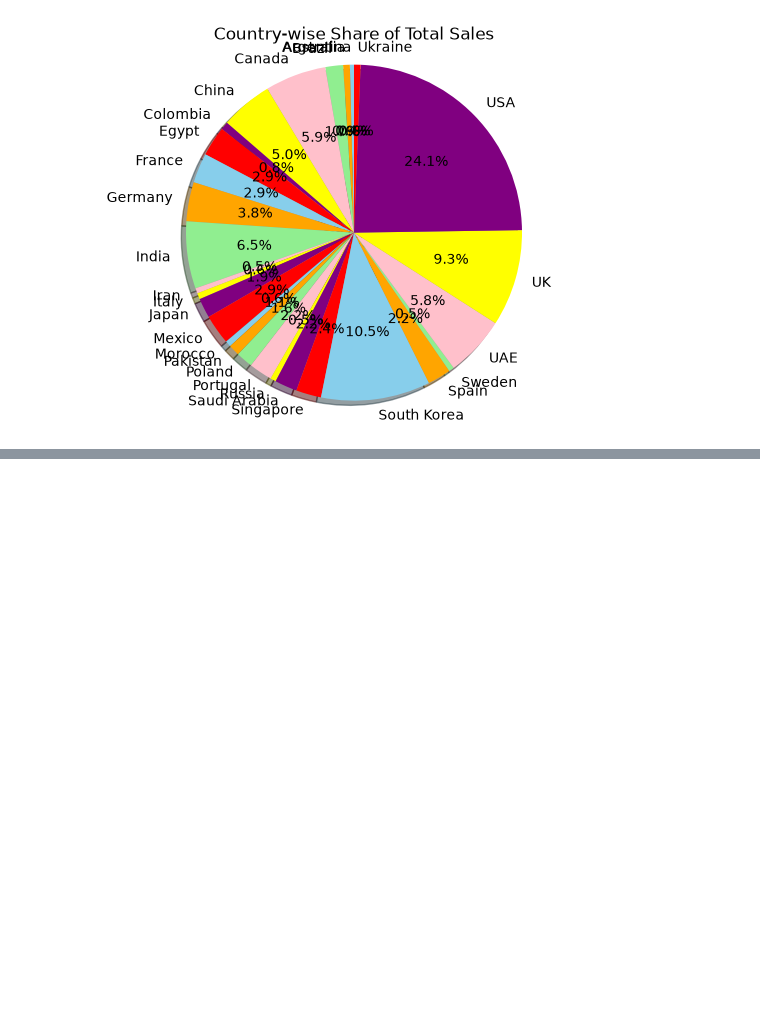
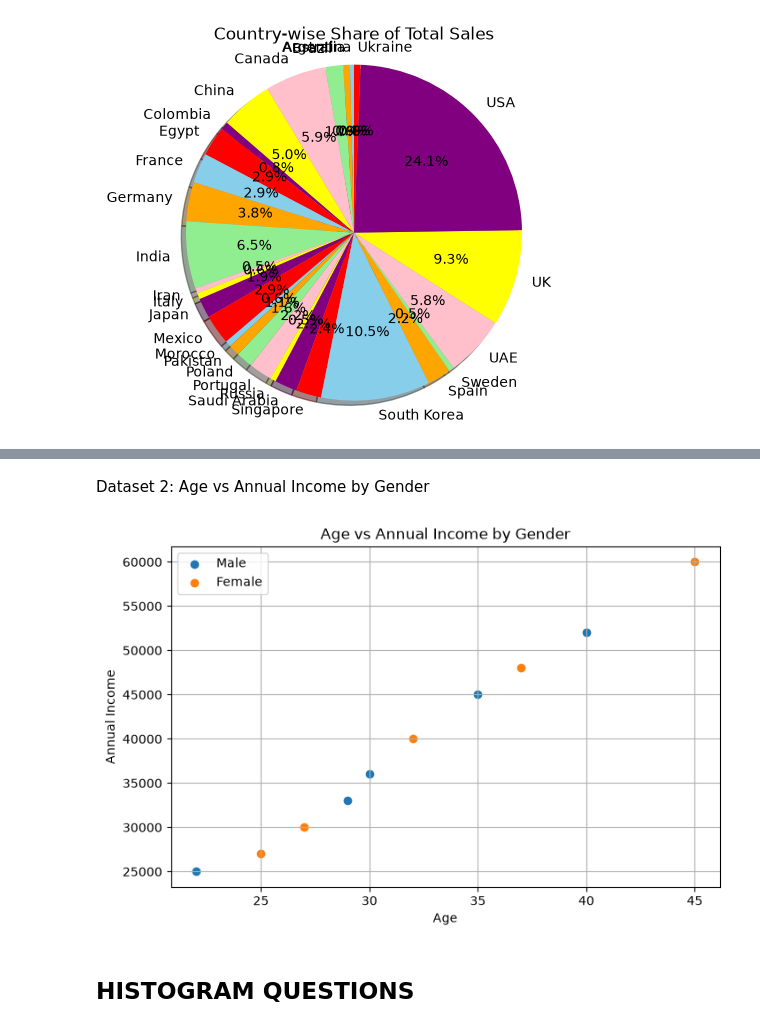
Before and after one commit to antony2904/module-2, a Jupyter notebook: matplotlib_tasks.ipynb, the cells around one changed output, grey strips where cells are left out. Cells and saved outputs as stored; diff of their text form; code cells hidden in the pictures; blank space fills up the shorter version.

```diff
--- a/matplotlib_tasks.ipynb
+++ b/matplotlib_tasks.ipynb
@@ -445,0 +481,28 @@ plt.show()
+# %% [markdown]
+Dataset 2: Age vs Annual Income by Gender
+# %%
+df_income = pd.DataFrame({
+    'Age': [22, 25, 27, 29, 30, 32, 35, 37, 40, 45],
+    'Annual Income': [25000, 27000, 30000, 33000, 36000,
+                      40000, 45000, 48000, 52000, 60000],
+    'Gender': ['Male', 'Female', 'Female', 'Male', 'Male',
+               'Female', 'Male', 'Female', 'Male', 'Female']
+})
+# %%
+plt.figure(figsize=(8, 5))
+
+for gender in df_income['Gender'].unique():
+    data = df_income[df_income['Gender'] == gender]
+    plt.scatter(data['Age'], data['Annual Income'],
+                label=gender)
+
+plt.xlabel("Age")
+plt.ylabel("Annual Income")
+plt.title("Age vs Annual Income by Gender")
+plt.legend()
+plt.grid(True)
+plt.show()
+# %% [output]
+[figure, added]
+# %% [markdown]
+## HISTOGRAM QUESTIONS
```
Also changed, not shown: parts of 25 cells of this notebook.
